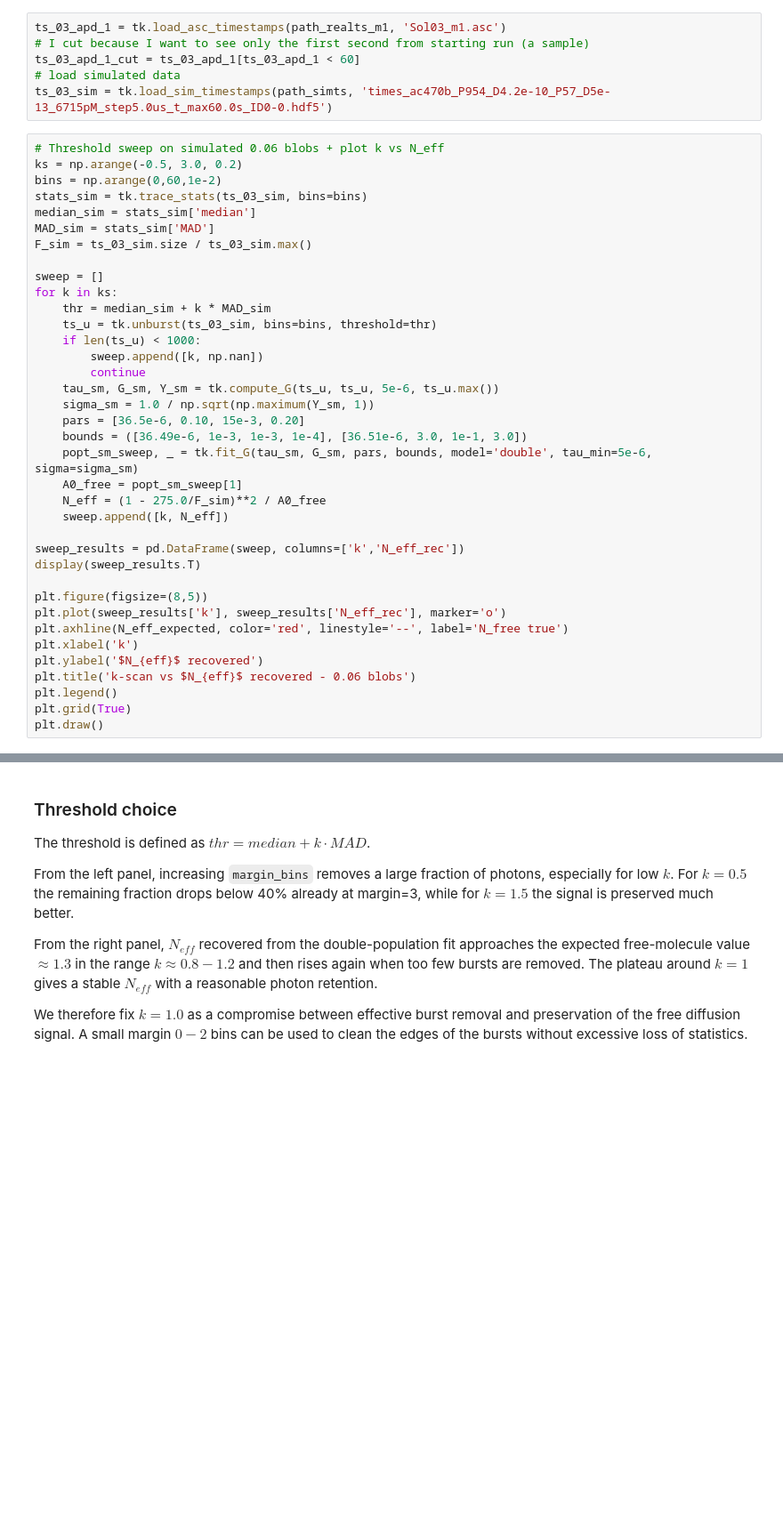
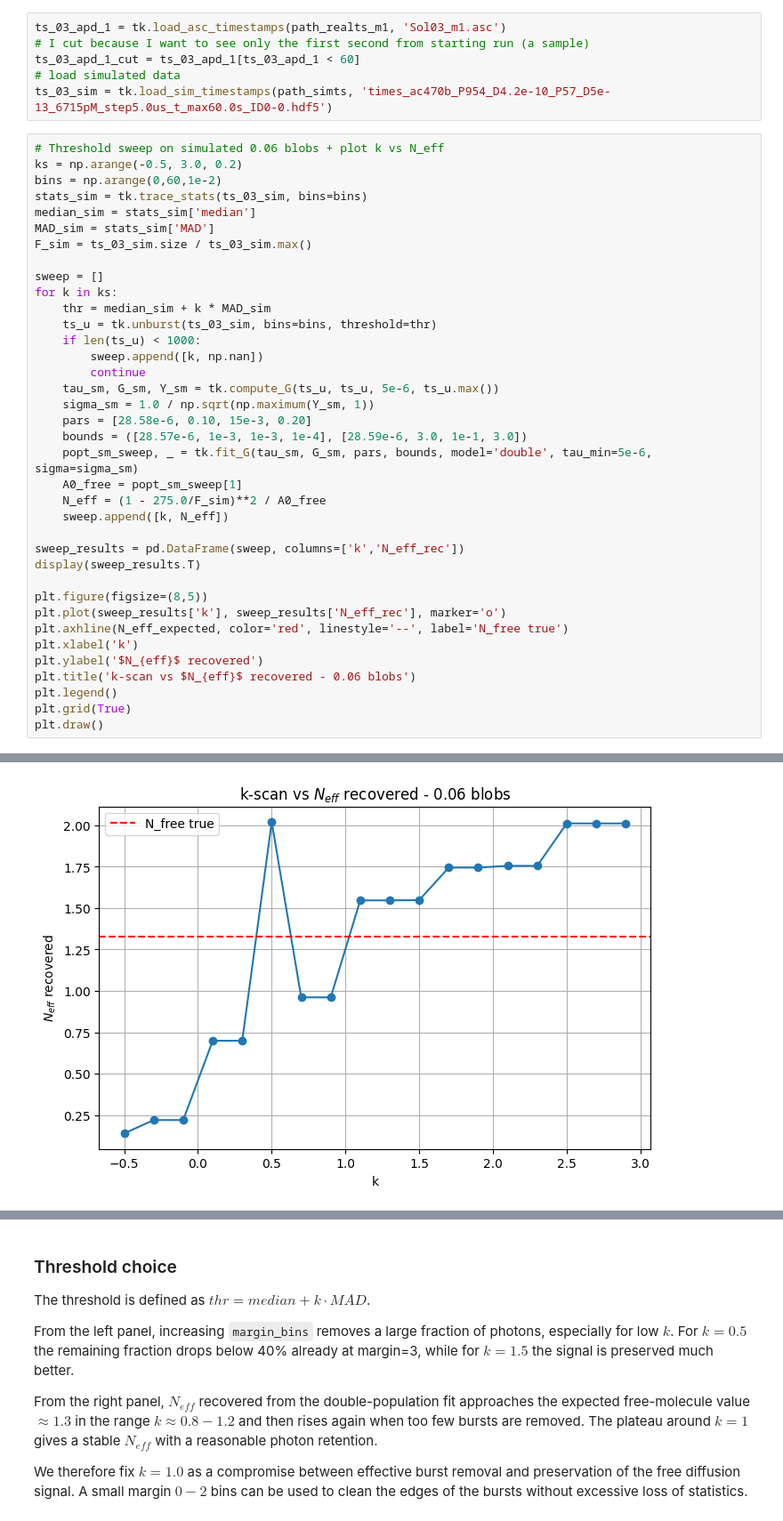
Before and after one commit to Ciugam/unbursted, a Jupyter notebook: 3_ANALYSIS.ipynb, the cells around one changed output, grey strips where cells are left out. Shown at 89% size. Saved outputs shown, nothing was run; the diff lists cells and outputs as text; blank space fills up the shorter version.

```diff
--- a/3_ANALYSIS.ipynb
+++ b/3_ANALYSIS.ipynb
@@ -236,8 +265,8 @@ for k in ks:
         continue
     tau_sm, G_sm, Y_sm = tk.compute_G(ts_u, ts_u, 5e-6, ts_u.max())
     sigma_sm = 1.0 / np.sqrt(np.maximum(Y_sm, 1))
-    pars = [36.5e-6, 0.10, 15e-3, 0.20]
-    bounds = ([36.49e-6, 1e-3, 1e-3, 1e-4], [36.51e-6, 3.0, 1e-1, 3.0])
+    pars = [28.58e-6, 0.10, 15e-3, 0.20]
+    bounds = ([28.57e-6, 1e-3, 1e-3, 1e-4], [28.59e-6, 3.0, 1e-1, 3.0])
     popt_sm_sweep, _ = tk.fit_G(tau_sm, G_sm, pars, bounds, model='double', tau_min=5e-6, sigma=sigma_sm)
     A0_free = popt_sm_sweep[1]
     N_eff = (1 - 275.0/F_sim)**2 / A0_free
@@ -255,3 +284,4 @@ plt.title('k-scan vs $N_{eff}$ recovered - 0.06 blobs')
 plt.legend()
 plt.grid(True)
 plt.draw()
+# %% [output]
@@ -258,3 +291,4 @@ plt.draw()
+[figure, added]
 # %%
 # Photons remaining vs margin_bins for different k - 0.06 blobs
 bins = np.arange(0,60,1e-2)
```
Also changed, not shown: parts of 18 cells of this notebook, 1 other file.
